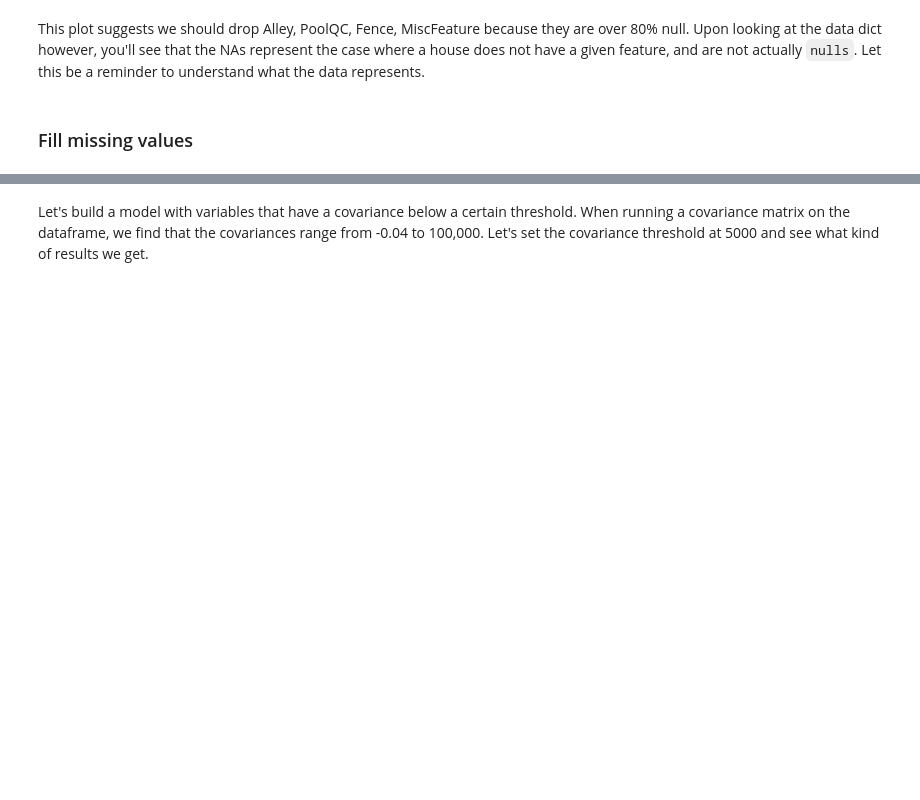
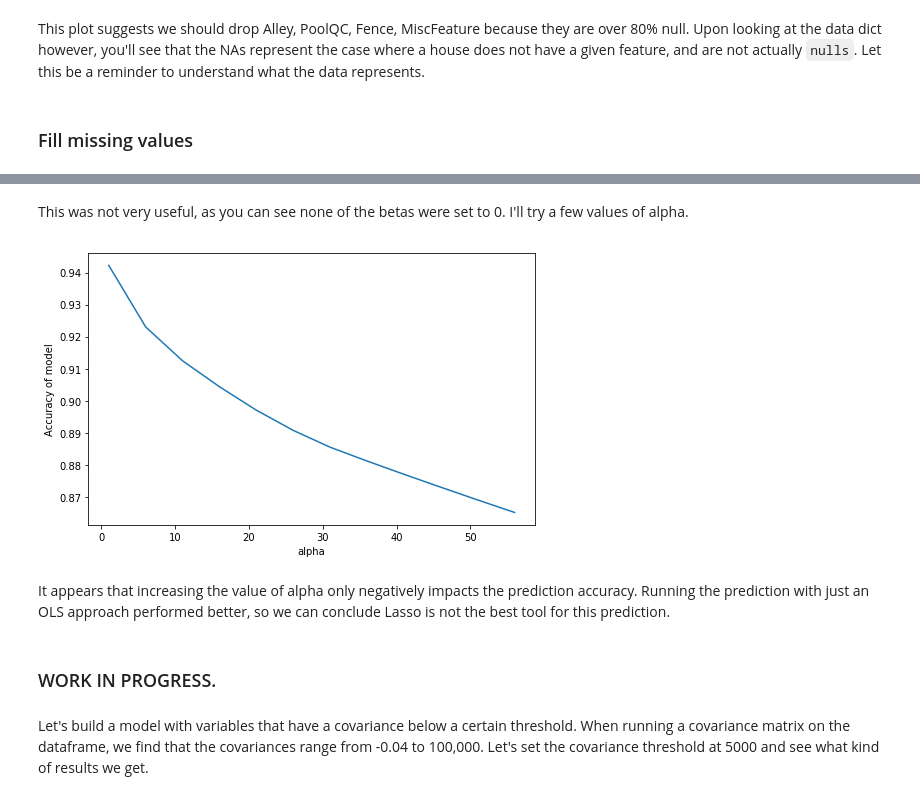
Before and after one commit to aditinabar/house-prices-modeling, a Jupyter notebook: EDA.ipynb, the cells around one changed output, grey strips where cells are left out. Saved outputs shown, nothing was run; the diff lists cells and outputs as text; code cells hidden in the pictures; blank space fills up the shorter version.

Commit message:
clean up lasso modeling and state its lack of accuracy.

```diff
--- a/EDA.ipynb
+++ b/EDA.ipynb
@@ -134,6 +158,7 @@ categorical_columns = categorical_columns[~categorical_columns['MasVnrType'].isn
 def add_category(df, col):
     df[col].cat.add_categories('None', inplace=True)
 null_categorical = categorical_columns.isna().sum().sort_values(ascending=False).reset_index()
+null_categorical = null_categorical[null_categorical['index'] != 'Id']
 for index, row in null_categorical.iterrows():
     categorical_columns[row['index']].cat.categories
     if row[0] > 0:
@@ -143,0 +190,5 @@ for index, row in null_categorical.iterrows():
+# %%
+integer_columns.head()
+categorical_columns.head()
+
+processed_df = integer_columns.join(categorical_columns.set_index('Id'), on='Id')
@@ -143,0 +212,9 @@ for index, row in null_categorical.iterrows():
+# %%
+X = pd.get_dummies(processed_df, drop_first=True)
+# %%
+# perform standardization of the data
+# Fit the data to identify the mean and standard deviation
+scalar = StandardScaler()
+X_standardized = scalar.fit_transform(X)
+
+# Lasso
@@ -144,3 +263,22 @@ for index, row in null_categorical.iterrows():
+# %% [markdown]
+This was not very useful, as you can see none of the betas were set to 0. I'll try a few values of alpha.
+# %%
+scores = []
+for a in np.arange(1, 57, 5):
+    regression = lm.Lasso(alpha=a, fit_intercept=True, normalize=True, max_iter=10000).fit(X_standardized, Y)
+    scores.append(regression.score(X_standardized, Y))
+
+plt.figure(figsize=(8, 5))
+plt.plot(np.arange(1, 57, 5), scores)
+plt.xlabel('alpha')
+plt.ylabel('Accuracy of model')
+plt.show();
+# %% [output]
+[figure, added]
+# %% [markdown]
+It appears that increasing the value of alpha only negatively impacts the prediction accuracy. Running the prediction with just an OLS approach performed better, so we can conclude Lasso is  not the best tool for this prediction.
+# %% [markdown]
+### WORK IN PROGRESS.
 # %% [markdown]
 Let's build a model with variables that have a covariance below a certain threshold. When running a covariance matrix on the dataframe, we find that the covariances range from -0.04 to 100,000. Let's set the covariance threshold at 5000 and see what kind of results we get.
 # %%
```
Also changed, not shown: parts of 32 cells of this notebook.
